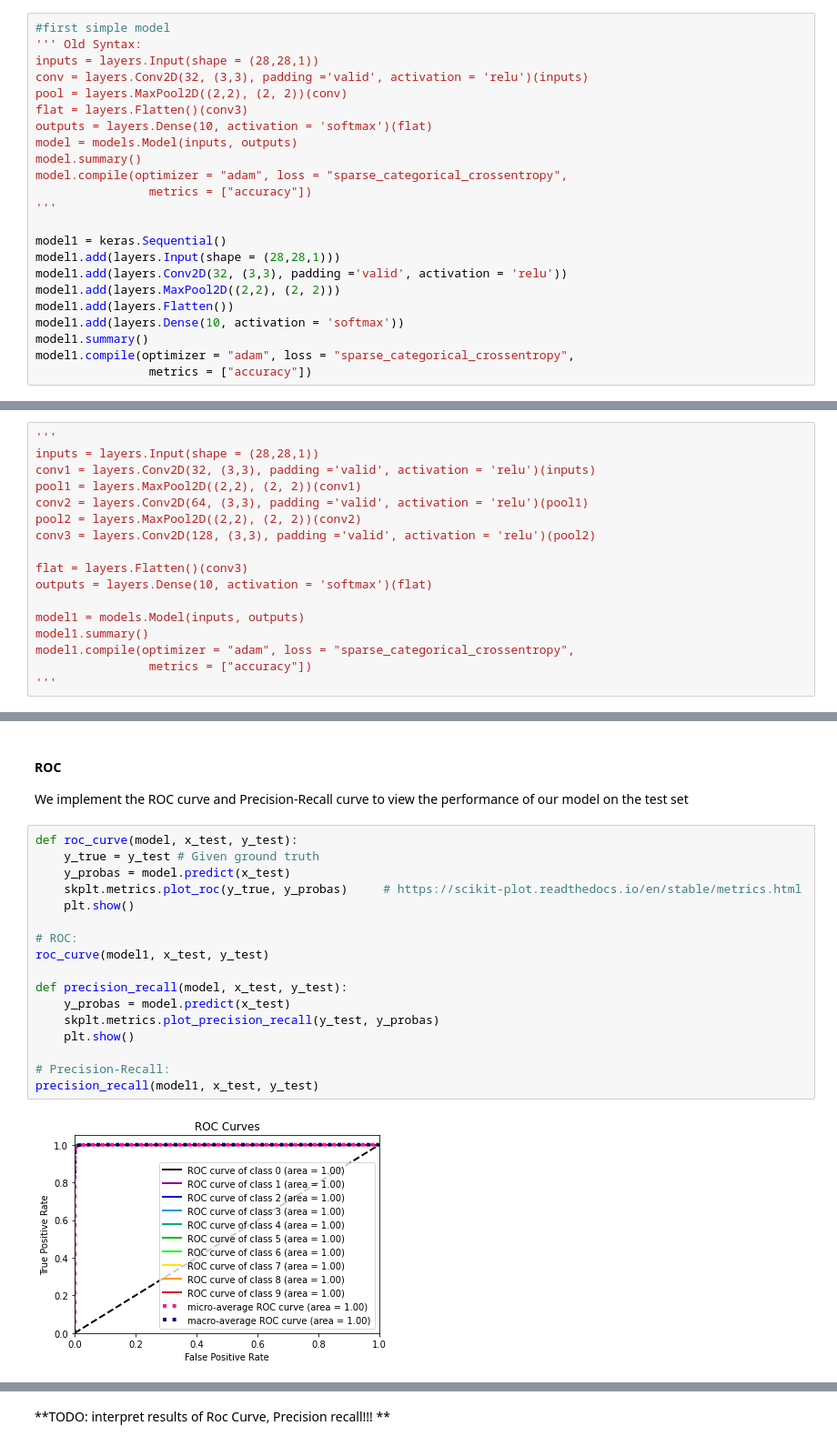
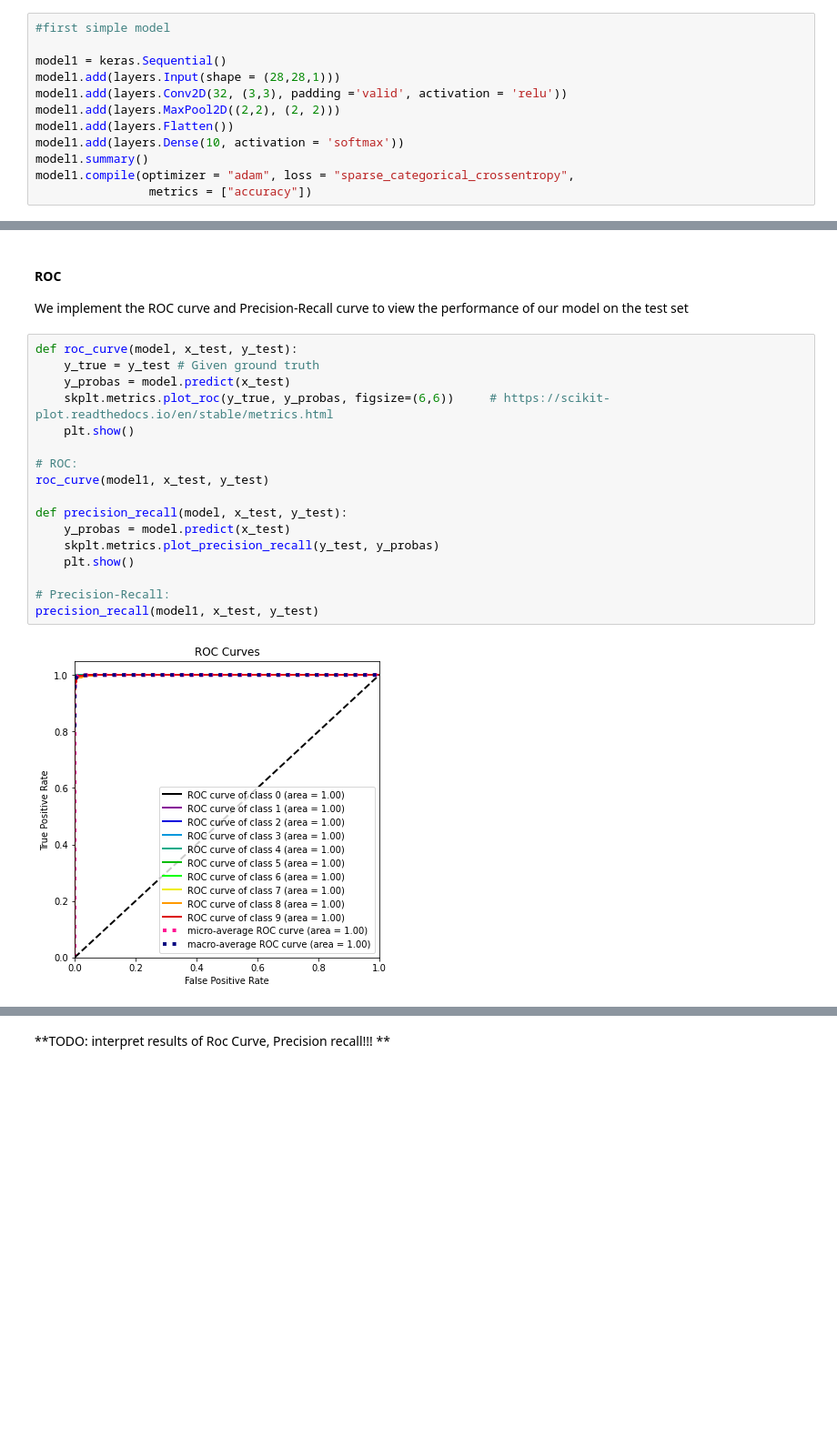
Before and after one commit to Adrieennn/CNN, a Jupyter notebook: NN.ipynb, the cells around one changed output, grey strips where cells are left out. Shown at 91% size. Saved outputs shown, nothing was run; the diff lists cells and outputs as text; blank space fills up the shorter version.

```diff
--- a/NN.ipynb
+++ b/NN.ipynb
@@ -62,16 +41,5 @@ Model with 3 layers is shown below~~
 # %%
 #first simple model
-''' Old Syntax:
-inputs = layers.Input(shape = (28,28,1))
-conv = layers.Conv2D(32, (3,3), padding ='valid', activation = 'relu')(inputs)
-pool = layers.MaxPool2D((2,2), (2, 2))(conv)
-flat = layers.Flatten()(conv3)
-outputs = layers.Dense(10, activation = 'softmax')(flat)
-model = models.Model(inputs, outputs)
-model.summary()
-model.compile(optimizer = "adam", loss = "sparse_categorical_crossentropy",
-                metrics = ["accuracy"])
-'''
 
 model1 = keras.Sequential()
 model1.add(layers.Input(shape = (28,28,1)))
@@ -99,20 +67,3 @@ Total params: 54,410
 Trainable params: 54,410
 Non-trainable params: 0
 _________________________________________________________________
-# %%
-'''
-inputs = layers.Input(shape = (28,28,1))
-conv1 = layers.Conv2D(32, (3,3), padding ='valid', activation = 'relu')(inputs)
-pool1 = layers.MaxPool2D((2,2), (2, 2))(conv1)
-conv2 = layers.Conv2D(64, (3,3), padding ='valid', activation = 'relu')(pool1)
-pool2 = layers.MaxPool2D((2,2), (2, 2))(conv2)
-conv3 = layers.Conv2D(128, (3,3), padding ='valid', activation = 'relu')(pool2)
-
-flat = layers.Flatten()(conv3)
-outputs = layers.Dense(10, activation = 'softmax')(flat)
-
-model1 = models.Model(inputs, outputs)
-model1.summary()
-model1.compile(optimizer = "adam", loss = "sparse_categorical_crossentropy",
-                metrics = ["accuracy"])
-'''
@@ -152,19 +101,19 @@ We implement the ROC curve and Precision-Recall curve to view the performance of
 # %%
 def roc_curve(model, x_test, y_test):
     y_true = y_test # Given ground truth
     y_probas = model.predict(x_test)
-    skplt.metrics.plot_roc(y_true, y_probas)     # https://scikit-plot.readthedocs.io/en/stable/metrics.html
+    skplt.metrics.plot_roc(y_true, y_probas, figsize=(6,6))     # https://scikit-plot.readthedocs.io/en/stable/metrics.html
     plt.show()
 
 # ROC:
 roc_curve(model1, x_test, y_test)
 
 def precision_recall(model, x_test, y_test):
     y_probas = model.predict(x_test)
     skplt.metrics.plot_precision_recall(y_test, y_probas)
     plt.show()
 
 # Precision-Recall:
 precision_recall(model1, x_test, y_test)
 # %% [output]
-[figure, old version]
+[figure, new version]
```
Also changed, not shown: parts of 19 cells of this notebook.
